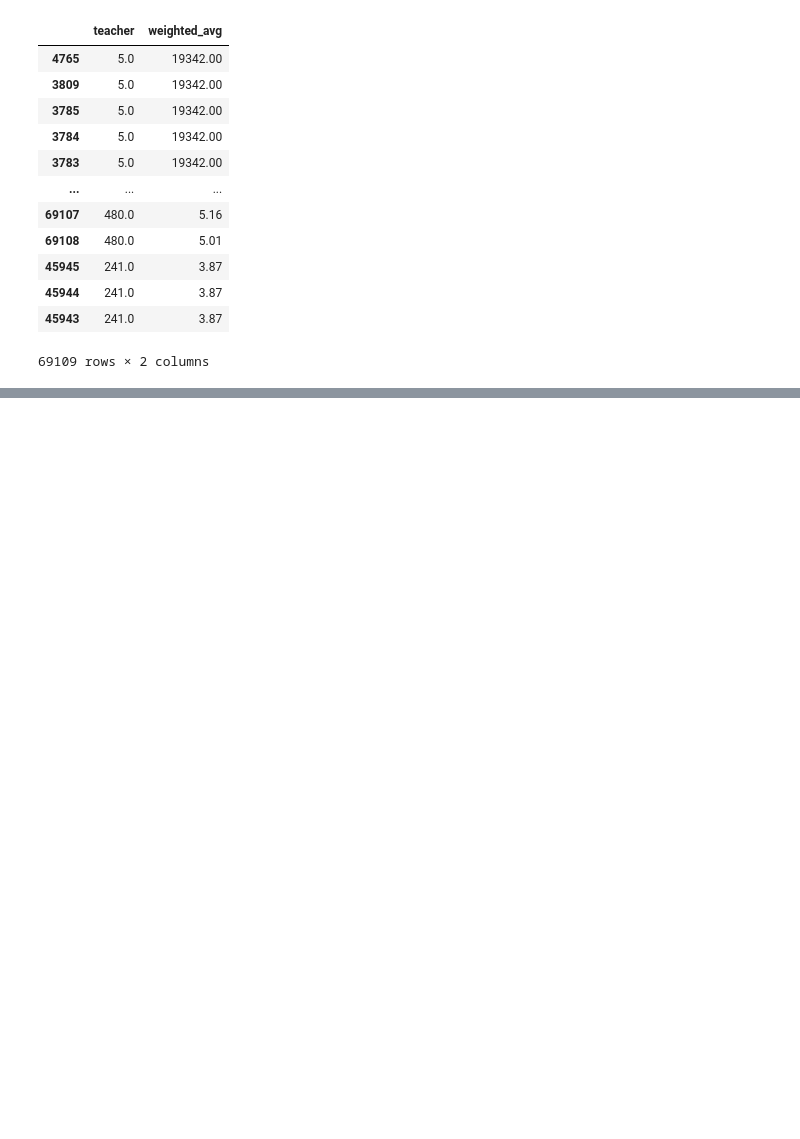
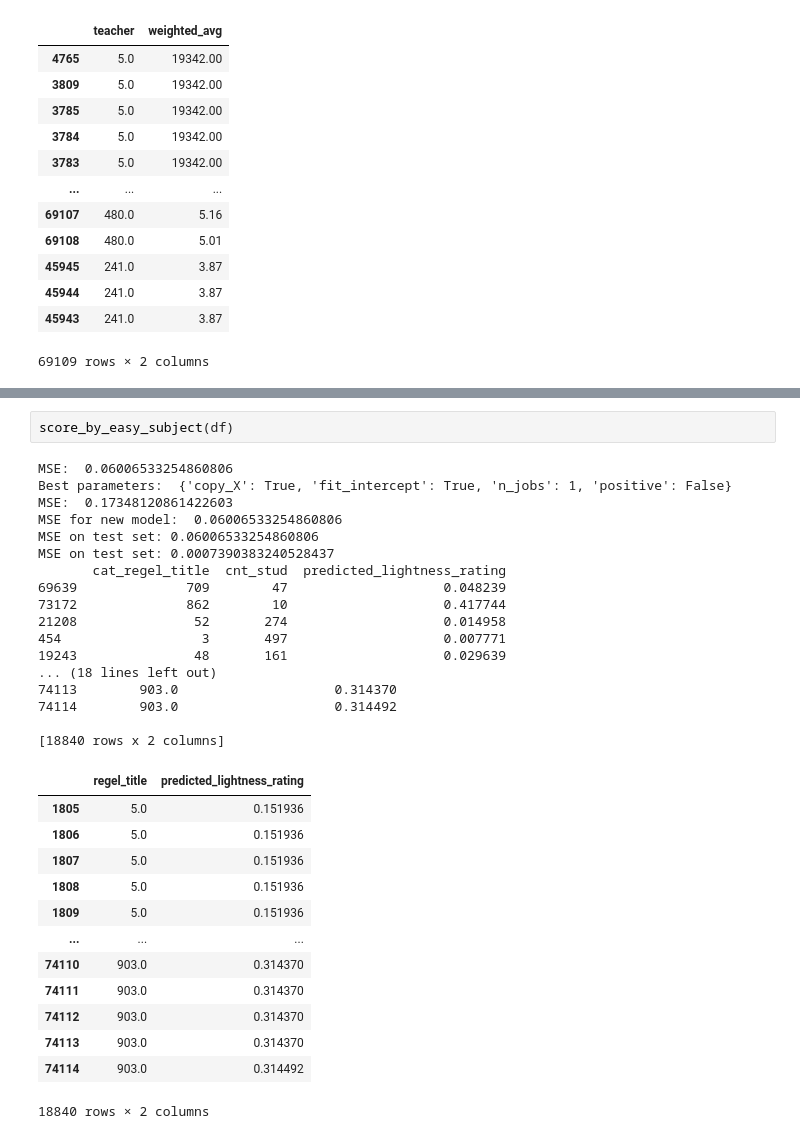
Before and after one commit to r3mm3/scoring_model, a Jupyter notebook: scoring.ipynb, the cells around one changed output, grey strips where cells are left out. Cells and saved outputs as stored; diff of their text form; blank space fills up the shorter version.

Commit message:
Added scoring for the easiest subject

```diff
--- a/scoring.ipynb
+++ b/scoring.ipynb
@@ -357,0 +501,33 @@ MSE on test set: 0.044019304270524584
+# %%
+score_by_easy_subject(df)
+# %% [output]
+MSE:  0.06006533254860806
+Best parameters:  {'copy_X': True, 'fit_intercept': True, 'n_jobs': 1, 'positive': False}
+MSE:  0.17348120861422603
+MSE for new model:  0.06006533254860806
+MSE on test set: 0.06006533254860806
+MSE on test set: 0.0007390383240528437
+       cat_regel_title  cnt_stud  predicted_lightness_rating
+69639              709        47                    0.048239
+73172              862        10                    0.417744
+21208               52       274                    0.014958
+454                  3       497                    0.007771
+19243               48       161                    0.029639
+... (18 lines left out)
+74113        903.0                    0.314370
+74114        903.0                    0.314492
+
+[18840 rows x 2 columns]
+|  | regel_title | predicted_lightness_rating |
+| 1805 | 5.0 | 0.151936 |
+| 1806 | 5.0 | 0.151936 |
+| 1807 | 5.0 | 0.151936 |
+| 1808 | 5.0 | 0.151936 |
+| 1809 | 5.0 | 0.151936 |
+| ... | ... | ... |
+| 74110 | 903.0 | 0.314370 |
+| 74111 | 903.0 | 0.314370 |
+| 74112 | 903.0 | 0.314370 |
+| 74113 | 903.0 | 0.314370 |
+| 74114 | 903.0 | 0.314492 |
+18840 rows × 2 columns
```
Also changed, not shown: parts of 5 cells of this notebook.
